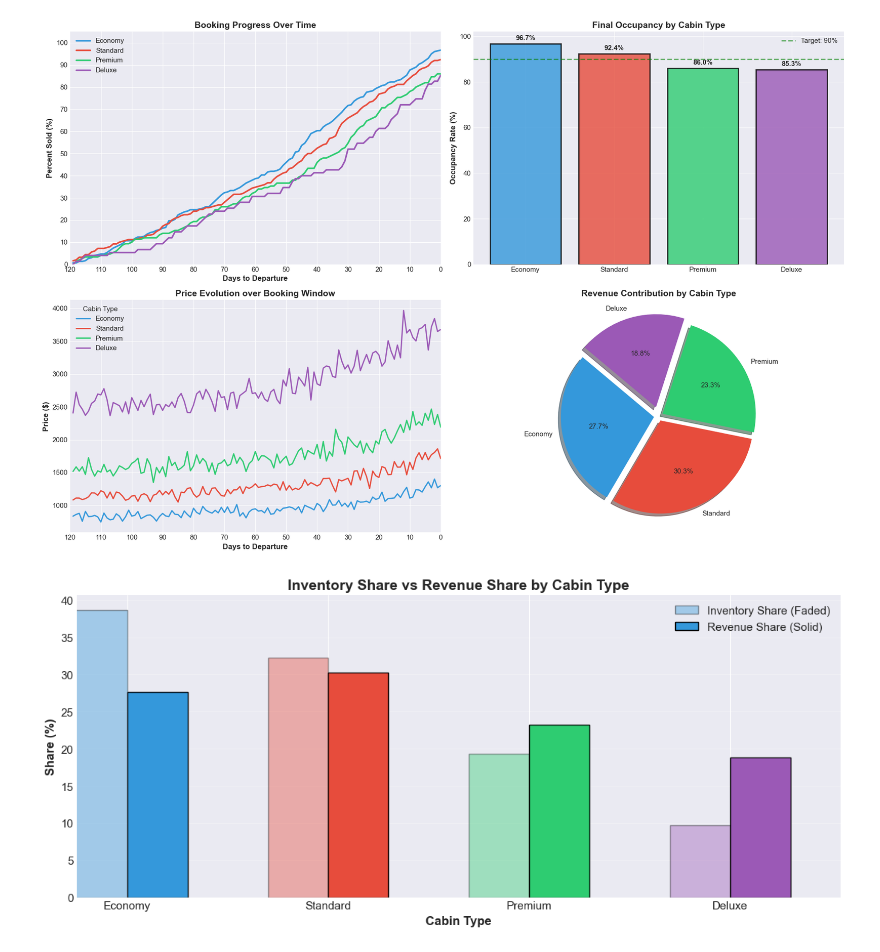
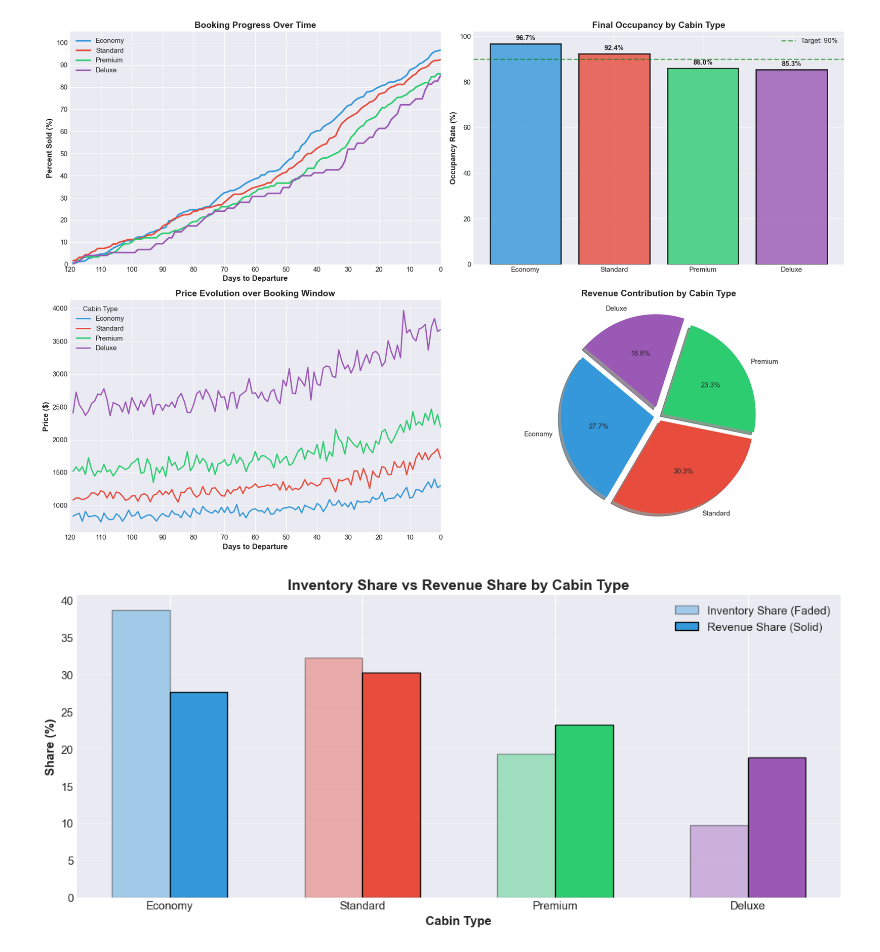
Before and after one commit to akioazevedo/cruise-revenue-management, a Jupyter notebook: notebooks/01_data_generation.ipynb, the cells around one changed output. Cells and saved outputs as stored; diff of their text form; code cells hidden in the pictures.

```diff
--- a/notebooks/01_data_generation.ipynb
+++ b/notebooks/01_data_generation.ipynb
@@ -433,62 +433,62 @@ comparison = df.groupby("cabin_type").agg({
     "total_inventory": "first",
     "revenue": "sum"
 })
 
 # 2. Calculate the shares (proportions)
 total_ship_inventory = comparison["total_inventory"].sum()
 total_ship_revenue = comparison["revenue"].sum()
 
 comparison["inventory_share"] = comparison["total_inventory"] / total_ship_inventory
 comparison["revenue_share"] = comparison["revenue"] / total_ship_revenue
 
-
 # 4. Define the display order (largest inventory to smallest)
 inventory_order = (
     df.groupby("cabin_type")["total_inventory"]
       .first()
       .sort_values(ascending=False)
       .index
 )
 
 # 5. Prepare data for plotting (convert to percentages and reorder)
 comparison_pct = comparison.loc[inventory_order].copy()
 comparison_pct[["inventory_share", "revenue_share"]] *= 100
 
-# 6. Plotting with matching colors
-# We use a grouped bar chart where each cabin type's pair of bars uses its specific color
+# 6. Plotting with matching colors and correct alignment
 fig, ax = plt.subplots(figsize=(11, 5))
 
-# Plotting inventory share (lighter version of the color)
-comparison_pct["inventory_share"].plot(
-    kind="bar",
-    ax=ax,
-    position=1,
-    width=0.3,
-    color=[colors[c] for c in inventory_order],
-    alpha=0.4,
-    label="Inventory Share",
-    edgecolor='black'
-)
+# Define the width of each bar and the x locations for the groups
+width = 0.3
+x = np.arange(len(inventory_order))
 
-# Plotting revenue share (full strength of the color)
-comparison_pct["revenue_share"].plot(
-    kind="bar",
-    ax=ax,
-    position=0,
-    width=0.3,
-    color=[colors[c] for c in inventory_order],
-    alpha=1.0,
-    label="Revenue Share",
-    edgecolor='black'
-)
+# Plot Inventory Share (shifted left)
+ax.bar(x - width/2, comparison_pct["inventory_share"],
+       width=width,
+       color=[colors[c] for c in inventory_order],
+       alpha=0.4,
+       label="Inventory Share (Faded)",
+       edgecolor='black')
 
-plt.ylabel("Share (%)", fontsize=12, fontweight='bold')
-plt.xlabel("Cabin Type", fontsize=12, fontweight='bold')
-plt.title("Inventory Share vs Revenue Share by Cabin Type", fontsize=14, fontweight='bold')
-plt.xticks(rotation=0)
-plt.grid(axis="y", alpha=0.3)
-plt.legend(["Inventory Share (Faded)", "Revenue Share (Solid)"])
+# Plot Revenue Share (shifted right)
+ax.bar(x + width/2, comparison_pct["revenue_share"],
+       width=width,
+       color=[colors[c] for c in inventory_order],
+       alpha=1.0,
+       label="Revenue Share (Solid)",
+       edgecolor='black')
+
+# Consistent formatting
+ax.set_ylabel("Share (%)", fontsize=12, fontweight='bold')
+ax.set_xlabel("Cabin Type", fontsize=12, fontweight='bold')
+ax.set_title("Inventory Share vs Revenue Share by Cabin Type", fontsize=14, fontweight='bold')
+
+# Set the ticks to be in the middle of the two bars
+ax.set_xticks(x)
+ax.set_xticklabels(inventory_order)
+
+ax.grid(axis="y", alpha=0.3)
+ax.legend()
+
 plt.tight_layout()
 plt.show()
 # %% [output]
-[figure, old version]
+[figure, new version]
```
